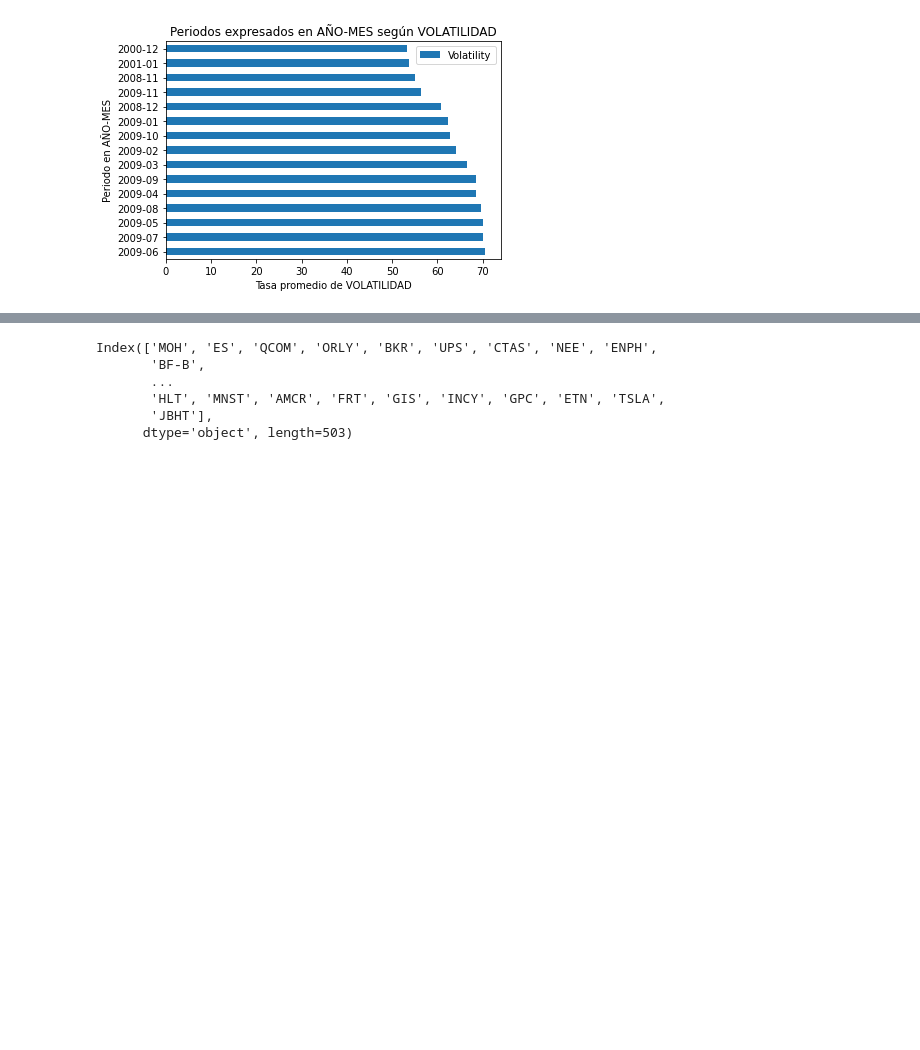
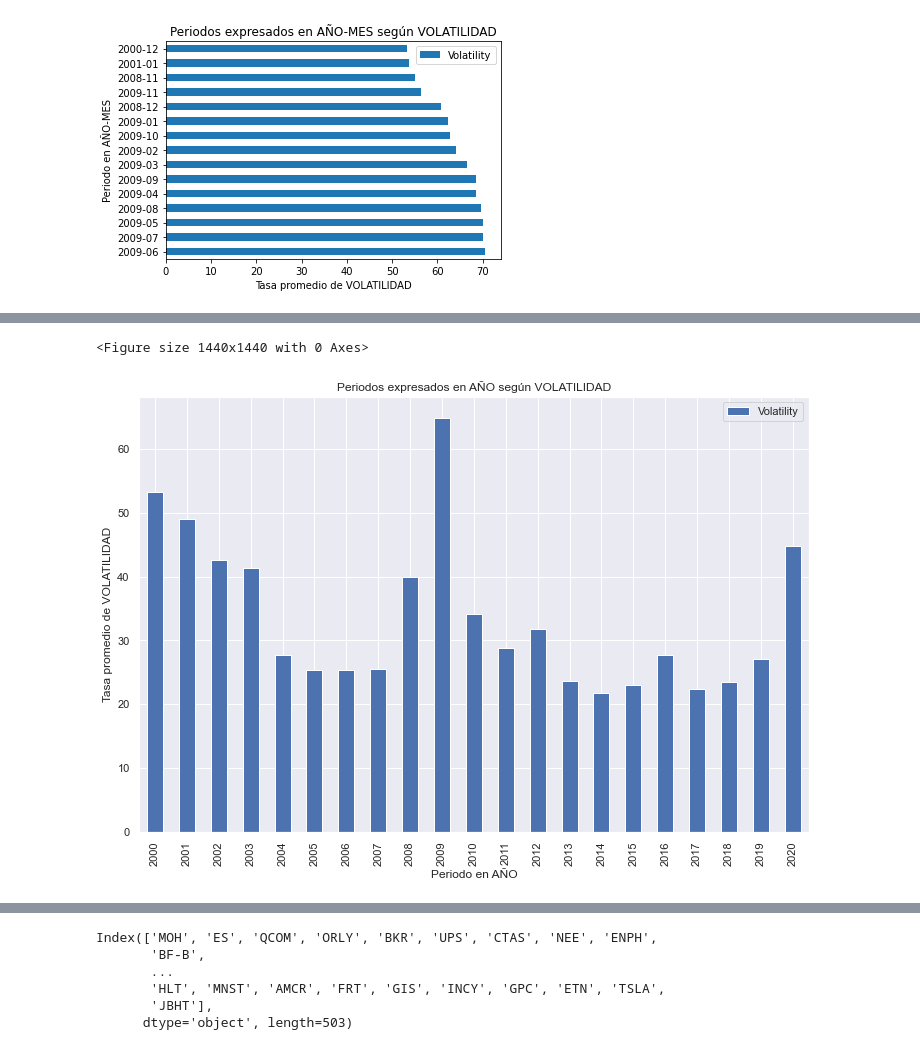
Before and after one commit to lugeminai/DS-PI-ProyectoIndividual, a Jupyter notebook: ds_pi_financiero/analisisf_financiero.ipynb, the cells around one changed output, grey strips where cells are left out. Drawn from its saved outputs; the diff is of its cells as text; code cells hidden in the pictures; blank space fills up the shorter version.

```diff
--- a/ds_pi_financiero/analisisf_financiero.ipynb
+++ b/ds_pi_financiero/analisisf_financiero.ipynb
@@ -19,6 +17,7 @@ from pypfopt.efficient_frontier import EfficientFrontier
 from pypfopt import risk_models
 from pypfopt import expected_returns
 from pypfopt.expected_returns import mean_historical_return
+sns.set()
 # %% [markdown]
 ### Se obtiene la lista de los S&P500 de Wikipedia https://en.wikipedia.org/wiki/List_of_S%26P_500_companies
 # %%
@@ -170,6 +169,8 @@ df_global
 | 4405 | 2020-12-30 | 135.910004 | 136.779999 | 134.949997 | 135.440002 | 133.894196 | 395000.0 | JBHT | -0.001397 | ... |
 | 5283 | 2020-12-31 | NaN | NaN | NaN | NaN | NaN | NaN | JBHT | 0.000000 | ... |
 2658355 rows × 14 columns
+# %%
+df_global=df_global.assign(Year=lambda x:x['Date'].dt.strftime('%Y'))
 # %%
 #Se verifica que todos los REtornos GAPS inicien en cero
 verificar_inicio_cero=df_global.loc[df_global.Date=='2000-01-03','GAP_Return'].sum()
@@ -515,3 +530,8 @@ plt.show()
 df_data.columns
 tickers=df_data.columns.get_level_values(0)
 tickers=tickers.unique()
+# %%
+df_volatibilidades_por_anio=pd.DataFrame
+df_volatibilidades_por_anio= df_global[['Year','Volatility']]
+df_volatibilidades_por_anio = df_volatibilidades_por_anio.sort_values('Volatility',ascending=False)
+df_volatibilidades_por_anio
@@ -517,0 +552,4 @@ tickers=tickers.unique()
+# %%
+df_volatibilidades_por_anio=df_volatibilidades_por_anio.groupby(['Year']).mean()
+df_volatibilidades_por_anio = df_volatibilidades_por_anio.sort_values('Year',ascending=True)
+df_volatibilidades_por_anio
@@ -517,0 +575,10 @@ tickers=tickers.unique()
+# %%
+plt.figure(figsize=(20,20))
+df_volatibilidades_por_anio.plot.bar()
+plt.title('Periodos expresados en AÑO según VOLATILIDAD')
+plt.xlabel('Periodo en AÑO')
+plt.ylabel('Tasa promedio de VOLATILIDAD')
+plt.show()
+# %% [output]
+<Figure size 1440x1440 with 0 Axes>
+[figure, added]
```
Also changed, not shown: parts of 15 cells of this notebook.
